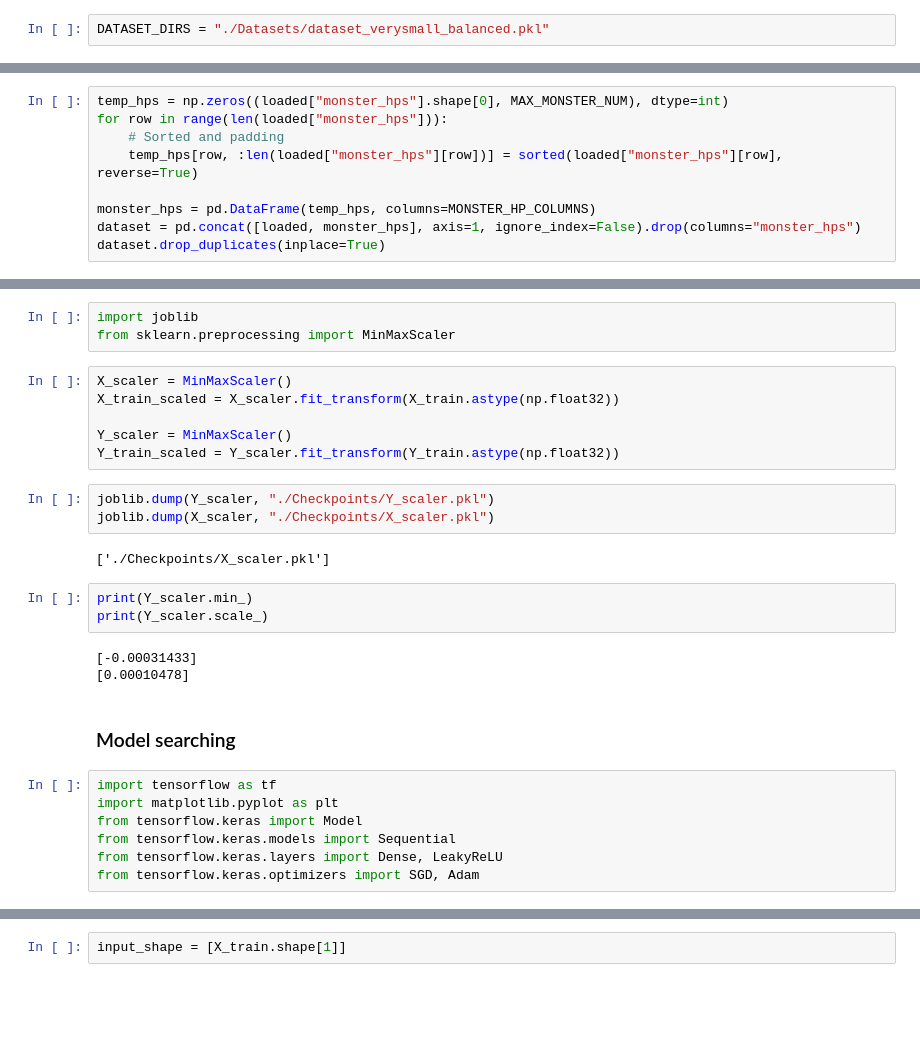
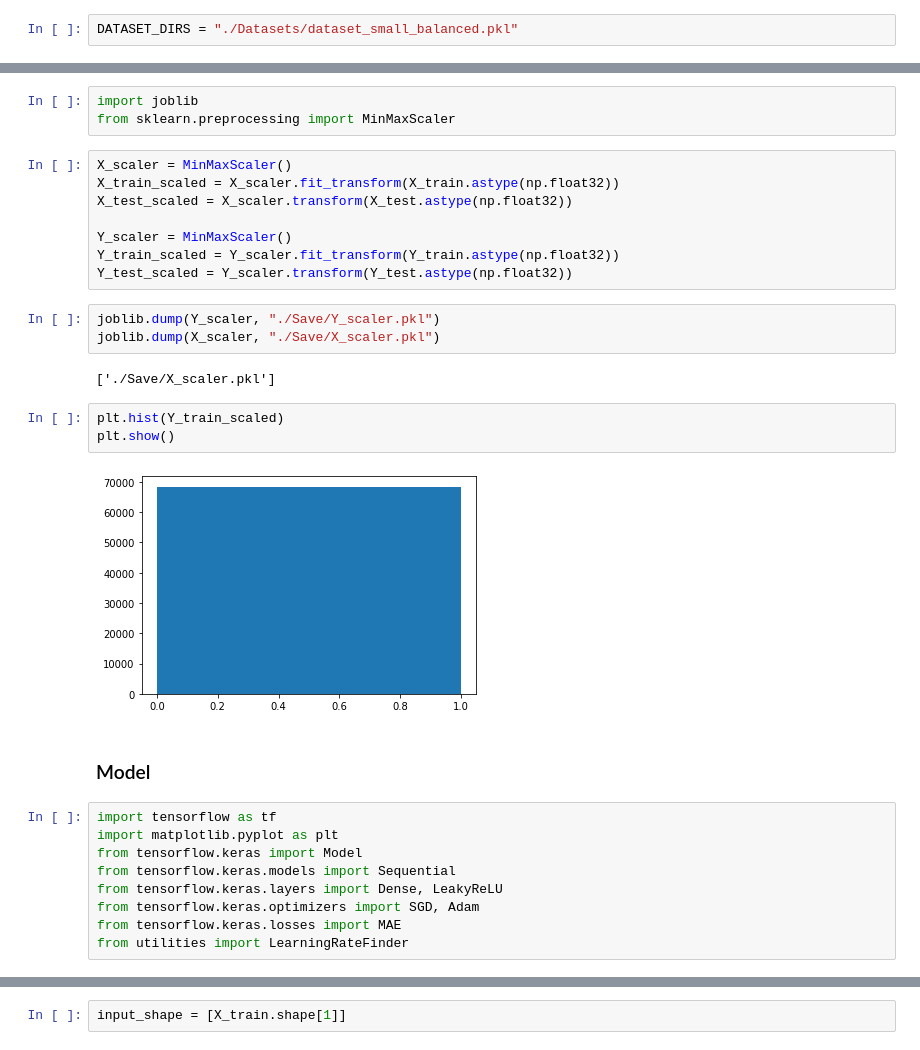
Before and after one commit to TeaKatz/Binary_Search_Optimization, a Jupyter notebook: Predict.ipynb, the cells around one changed output, grey strips where cells are left out. Drawn from its saved outputs; the diff is of its cells as text; blank space fills up the shorter version.

```diff
--- a/Predict.ipynb
+++ b/Predict.ipynb
@@ -5,4 +6,4 @@ import pandas as pd
 # %%
-DATASET_DIRS = "./Datasets/dataset_verysmall_balanced.pkl"
+DATASET_DIRS = "./Datasets/dataset_small_balanced.pkl"
 # %%
 dataset = pd.read_pickle(DATASET_DIRS)
@@ -28,12 +12,3 @@ MAX_MONSTER_NUM = 1000
 MONSTER_HP_COLUMNS = ["monster_hp_" + str(num) for num in range(1, MAX_MONSTER_NUM + 1)]
 FEATURES = ["focus_damage", "aoe_damage", *MONSTER_HP_COLUMNS]
 TARGET = ["attack_num"]
-# %%
-temp_hps = np.zeros((loaded["monster_hps"].shape[0], MAX_MONSTER_NUM), dtype=int)
-for row in range(len(loaded["monster_hps"])):
-    # Sorted and padding
-    temp_hps[row, :len(loaded["monster_hps"][row])] = sorted(loaded["monster_hps"][row], reverse=True)
-
-monster_hps = pd.DataFrame(temp_hps, columns=MONSTER_HP_COLUMNS)
-dataset = pd.concat([loaded, monster_hps], axis=1, ignore_index=False).drop(columns="monster_hps")
-dataset.drop_duplicates(inplace=True)
@@ -63,22 +37,23 @@ from sklearn.preprocessing import MinMaxScaler
 # %%
 X_scaler = MinMaxScaler()
 X_train_scaled = X_scaler.fit_transform(X_train.astype(np.float32))
+X_test_scaled = X_scaler.transform(X_test.astype(np.float32))
 
 Y_scaler = MinMaxScaler()
 Y_train_scaled = Y_scaler.fit_transform(Y_train.astype(np.float32))
+Y_test_scaled = Y_scaler.transform(Y_test.astype(np.float32))
 # %%
-joblib.dump(Y_scaler, "./Checkpoints/Y_scaler.pkl")
-joblib.dump(X_scaler, "./Checkpoints/X_scaler.pkl")
+joblib.dump(Y_scaler, "./Save/Y_scaler.pkl")
+joblib.dump(X_scaler, "./Save/X_scaler.pkl")
 # %% [output]
-['./Checkpoints/X_scaler.pkl']
+['./Save/X_scaler.pkl']
-# %%
-print(Y_scaler.min_)
-print(Y_scaler.scale_)
-# %% [output]
-[-0.00031433]
-[0.00010478]
+# %%
+plt.hist(Y_train_scaled)
+plt.show()
+# %% [output]
+[figure, added]
 # %% [markdown]
-### Model searching
+### Model
 # %%
 import tensorflow as tf
 import matplotlib.pyplot as plt
@@ -86,6 +61,8 @@ from tensorflow.keras import Model
 from tensorflow.keras.models import Sequential
 from tensorflow.keras.layers import Dense, LeakyReLU
 from tensorflow.keras.optimizers import SGD, Adam
+from tensorflow.keras.losses import MAE
+from utilities import LearningRateFinder
 # %%
 def history_plot(history):
     x = list(range(len(history.history["loss"])))
```
Also changed, not shown: parts of 28 cells of this notebook, 15 other files.
